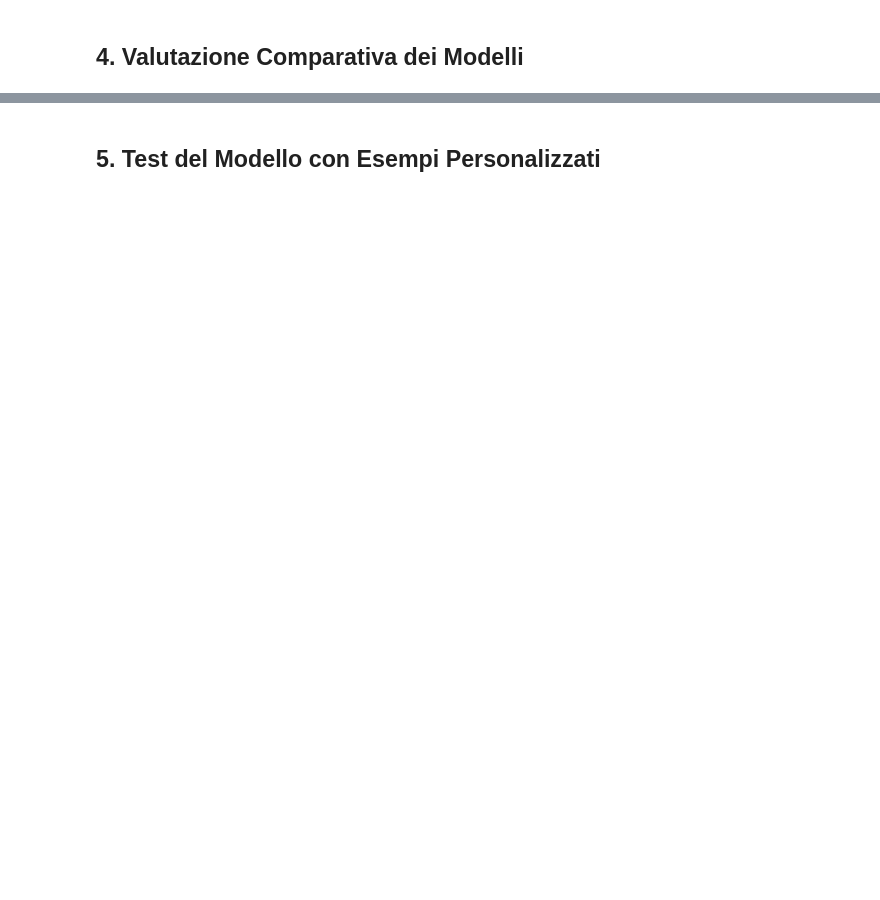
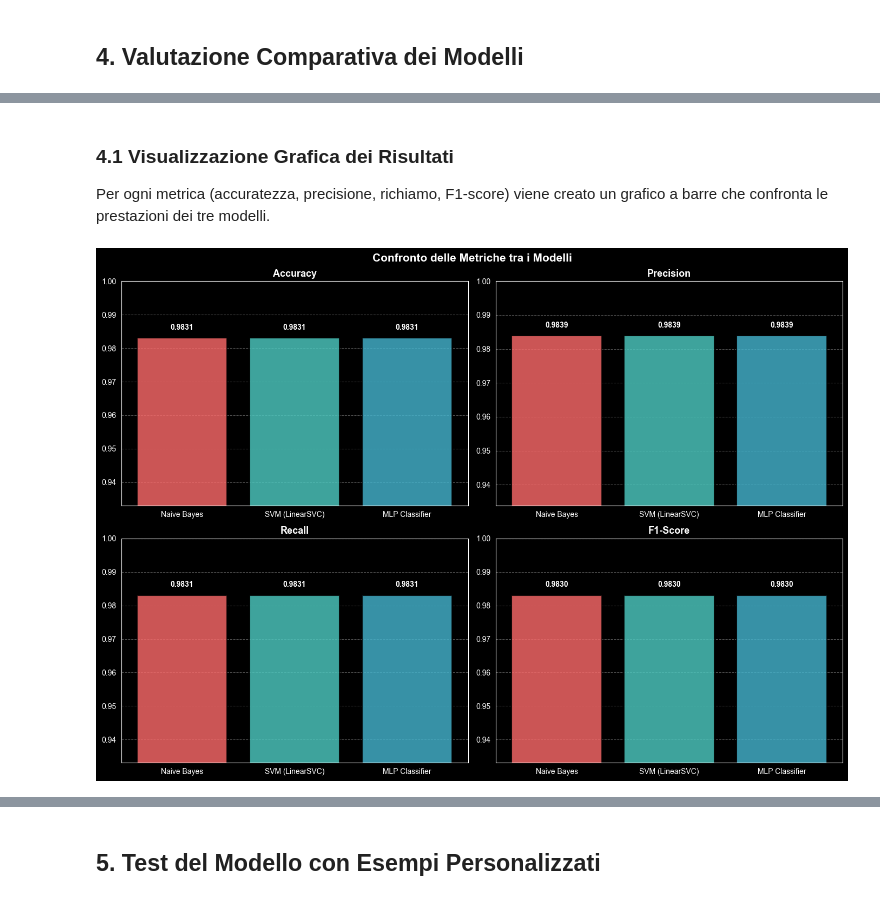
Before and after one commit to Riden15/Language_Identification, a Jupyter notebook: Language Identification - Progetto Finale.ipynb, the cells around one changed output, grey strips where cells are left out. Drawn from its saved outputs; the diff is of its cells as text; code cells hidden in the pictures; blank space fills up the shorter version.

```diff
--- a/Language Identification - Progetto Finale.ipynb
+++ b/Language Identification - Progetto Finale.ipynb
@@ -70,7 +71,8 @@ TFIDF_MAX_DF = 0.8 # Ignora parole che appaiono in più dell'80% dei documenti (
 # %% [markdown]
 ## 1. Dataset
 # %%
-dataset = pd.read_csv('https://raw.githubusercontent.com/Profession-AI/progetti-ml/refs/heads/main/Modello%20per%20l%27identificazione%20della%20lingua%20dei%20testi%20di%20un%20museo/museo_descrizioni.csv')
+dataset = pd.read_csv(
+    'https://raw.githubusercontent.com/Profession-AI/progetti-ml/refs/heads/main/Modello%20per%20l%27identificazione%20della%20lingua%20dei%20testi%20di%20un%20museo/museo_descrizioni.csv')
 
 dataset_testo = dataset.iloc[:, 0]  # Testo
 dataset_lingua = dataset.iloc[:, -1]  # Codice Lingua (target)
@@ -323,0 +275,19 @@ weighted avg       0.97      0.97      0.97        59
+# %%
+mlp_model = MLPClassifier(
+    hidden_layer_sizes=(256, 128),
+    activation='relu',
+    solver='adam',
+    learning_rate_init=0.001,
+    max_iter=300,
+    random_state=RANDOM_SEED,
+    tol=0.005)
+
+mlp_model.fit(X_train_tfidf, y_train)
+
+# Predizioni
+y_pred_mlp = mlp_model.predict(X_test_tfidf)
+
+# Accuratezza
+accuracy_mlp = accuracy_score(y_test, y_pred_mlp)
+print(f"Accuratezza: {accuracy_mlp:.4f}")
+print(f"\nReport di classificazione:\n{classification_report(y_test, y_pred_mlp)}")
@@ -445,0 +341,29 @@ Matrice di confusione salvata come 'confusion_matrix.png'
+# %% [markdown]
+### 4.1 Visualizzazione Grafica dei Risultati
+
+Per ogni metrica (accuratezza, precisione, richiamo, F1-score) viene creato un grafico a barre che confronta le prestazioni dei tre modelli.
+# %%
+metriche = ['Accuracy', 'Precision', 'Recall', 'F1-Score']
+
+fig, axes = plt.subplots(2, 2, figsize=(14, 10))
+colors = ['#FF6B6B', '#4ECDC4', '#45B7D1']
+
+for idx, metrica in enumerate(metriche):
+    ax = axes[idx // 2, idx % 2]
+    values = comparison_df[metrica].tolist()
+    bars = ax.bar(comparison_df['Modello'], values, color=colors, alpha=0.8, edgecolor='black', linewidth=1.5)
+    ax.set_title(f'{metrica}', fontsize=13, fontweight='bold')
+    ax.set_ylim([max(0.0, min(values) - 0.05), 1])
+    ax.grid(axis='y', alpha=0.3, linestyle='--')
+    ax.grid(axis='x', alpha=0)
+    for bar in bars:
+        height = bar.get_height()
+        ax.text(bar.get_x() + bar.get_width() / 2., height + 0.002,
+                f'{height:.4f}', ha='center', va='bottom', fontweight='bold', fontsize=10)
+
+plt.suptitle('Confronto delle Metriche tra i Modelli', fontsize=15, fontweight='bold')
+plt.tight_layout()
+plt.savefig('images/modelli_comparison.png', dpi=100, bbox_inches='tight')
+plt.show()
+# %% [output]
+[figure, added]
```
Also changed, not shown: parts of 26 cells of this notebook, 3 other files.
